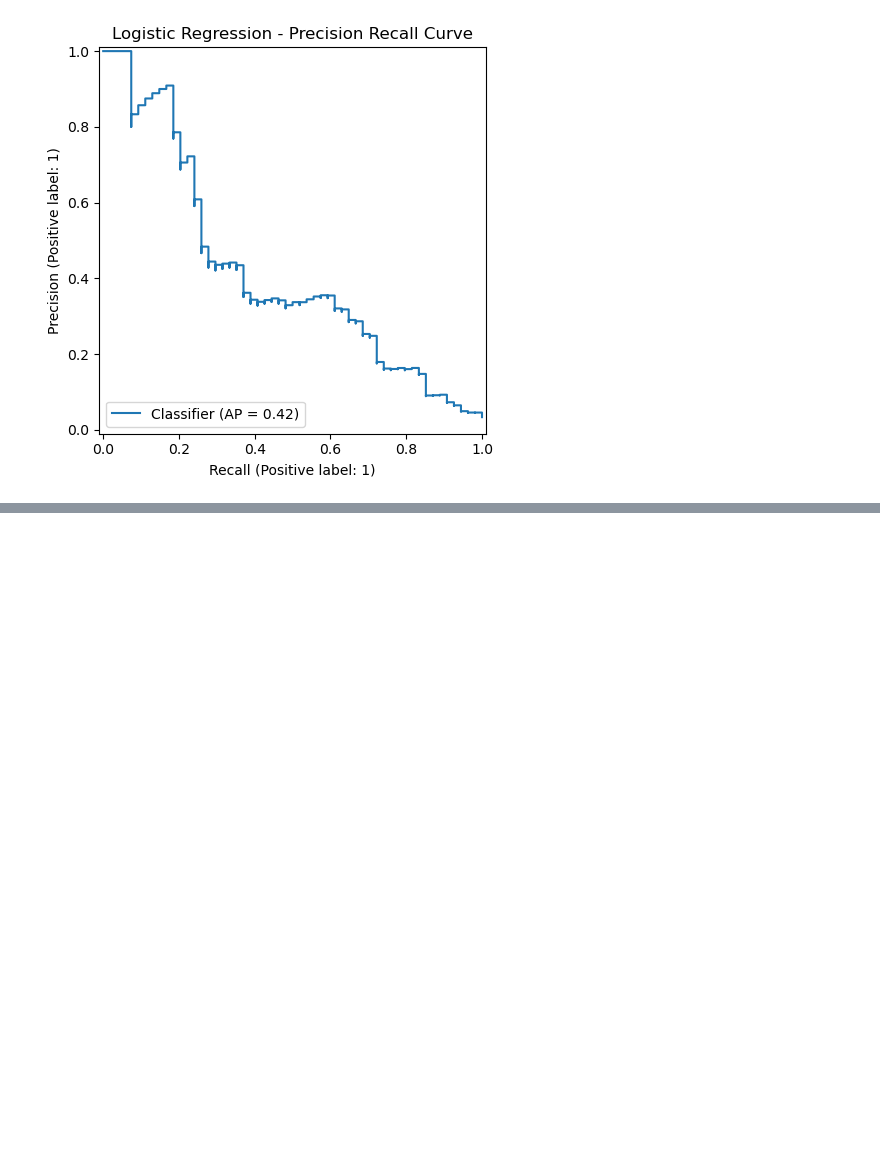
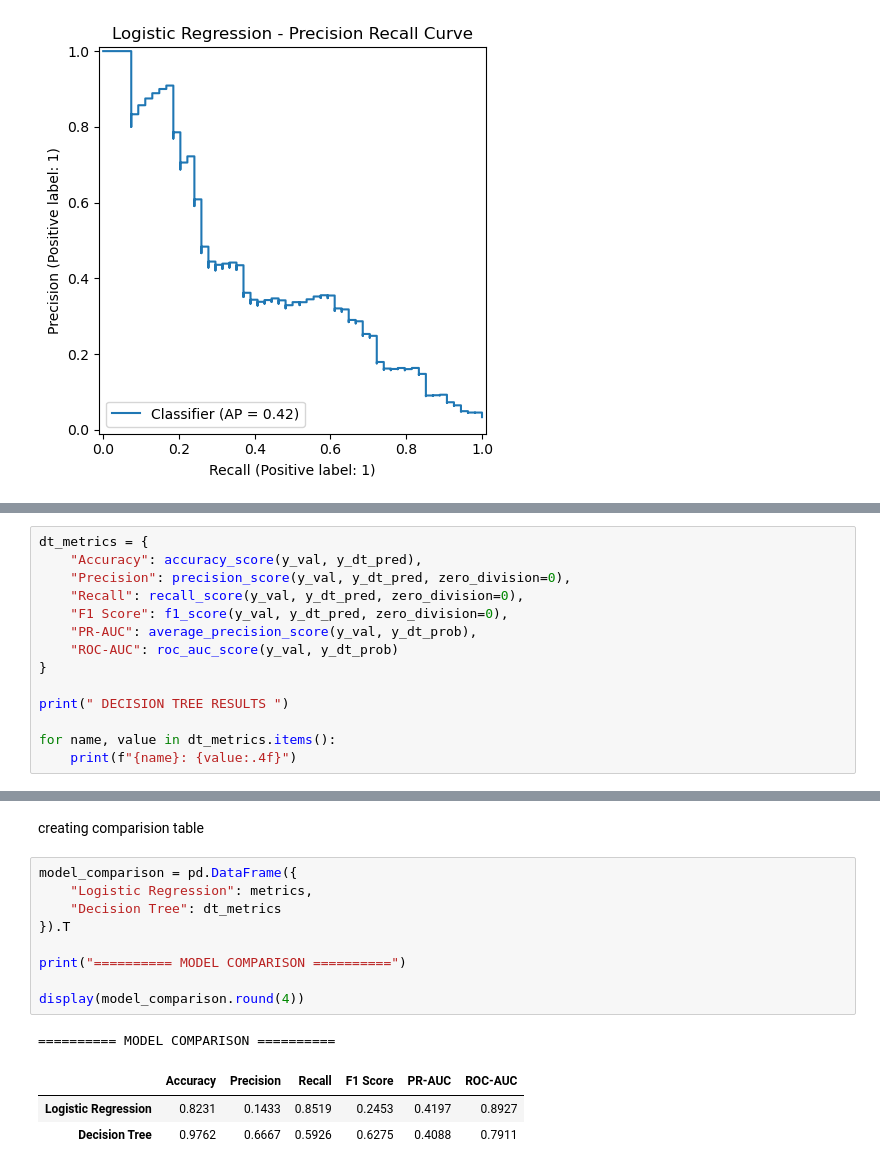
Before and after one commit to hitmanp007/Predictive-Maintenance-Intelligence-Platform, a Jupyter notebook: model_development.ipynb, the cells around one changed output, grey strips where cells are left out. Cells and saved outputs as stored; diff of their text form; blank space fills up the shorter version.

```diff
--- a/model_development.ipynb
+++ b/model_development.ipynb
@@ -282,0 +345,14 @@ plt.show()
+# %%
+dt_metrics = {
+    "Accuracy": accuracy_score(y_val, y_dt_pred),
+    "Precision": precision_score(y_val, y_dt_pred, zero_division=0),
+    "Recall": recall_score(y_val, y_dt_pred, zero_division=0),
+    "F1 Score": f1_score(y_val, y_dt_pred, zero_division=0),
+    "PR-AUC": average_precision_score(y_val, y_dt_prob),
+    "ROC-AUC": roc_auc_score(y_val, y_dt_prob)
+}
+
+print(" DECISION TREE RESULTS ")
+
+for name, value in dt_metrics.items():
+    print(f"{name}: {value:.4f}")
@@ -282,0 +477,16 @@ plt.show()
+# %% [markdown]
+creating comparision table
+# %%
+model_comparison = pd.DataFrame({
+    "Logistic Regression": metrics,
+    "Decision Tree": dt_metrics
+}).T
+
+print("========== MODEL COMPARISON ==========")
+
+display(model_comparison.round(4))
+# %% [output]
+========== MODEL COMPARISON ==========
+|  | Accuracy | Precision | Recall | F1 Score | PR-AUC | ROC-AUC |
+| Logistic Regression | 0.8231 | 0.1433 | 0.8519 | 0.2453 | 0.4197 | 0.8927 |
+| Decision Tree | 0.9762 | 0.6667 | 0.5926 | 0.6275 | 0.4088 | 0.7911 |
```
Also changed, not shown: parts of 18 cells of this notebook.
